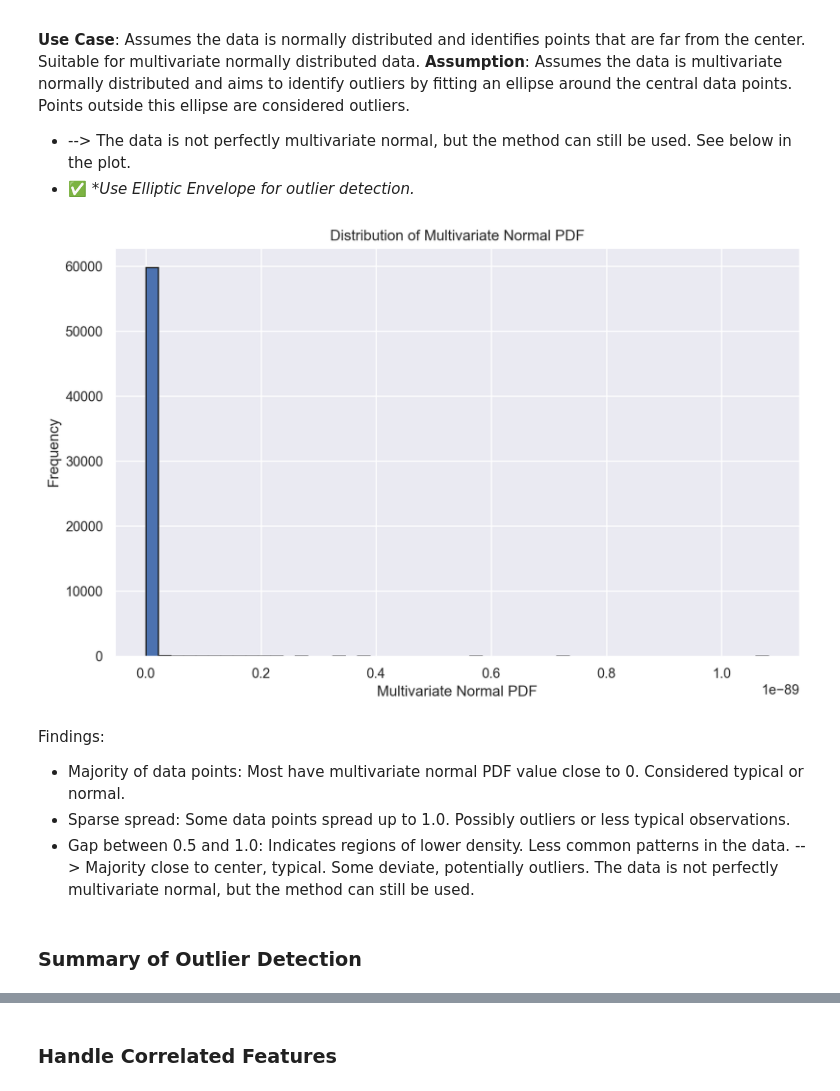
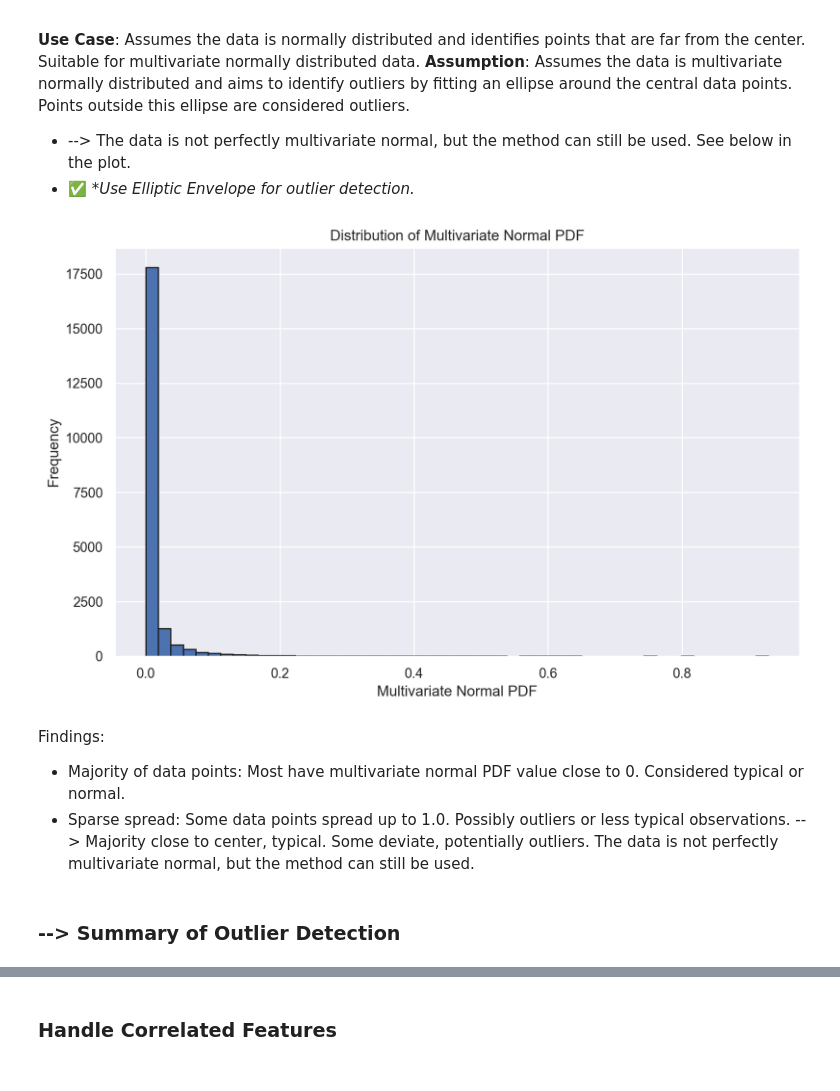
Before and after one commit to nina-prog/damage-propagation-modeling, a Jupyter notebook: notebooks/240512_nina_data_preprocessing.ipynb, the cells around one changed output, grey strips where cells are left out. Cells and saved outputs as stored; diff of their text form; code cells hidden in the pictures.

```diff
--- a/notebooks/240512_nina_data_preprocessing.ipynb
+++ b/notebooks/240512_nina_data_preprocessing.ipynb
@@ -185,5 +112,9 @@ missing_features
 train_data.drop(missing_features, axis=1, inplace=True)
 test_data.drop(missing_features, axis=1, inplace=True)
+# %%
+# impute the remaining missing values using interpolation (splines)
+train_data.interpolate(method='spline', order=3, inplace=True)
+test_data.interpolate(method='spline', order=3, inplace=True)
 # %% [markdown]
 ### Handle Single Unique Values
 # %%
@@ -433,26 +286,26 @@ Original DataFrame shape: (60004, 241), Resulting DataFrame shape: (57003, 241)
 # %%
 # check for multivariate normality
 # fit a multivariate normal distribution to the data
-mu = X_train.mean(axis=0)
-sigma = X_train.cov()
+mu = train_data.mean(axis=0)
+sigma = train_data.cov()
 mvn = multivariate_normal(mean=mu, cov=sigma, allow_singular=True)
-# calculate the PDF for the data
-X_train['mvn'] = mvn.pdf(X_train)
+# calculate the probability density function for each data point
+train_pdf = train_data.copy()
+train_pdf['mvn'] = mvn.pdf(train_data)
 # plot
 plt.figure(figsize=(10, 6))
-plt.hist(X_train['mvn'], bins=50, edgecolor='k')
+plt.hist(train_pdf['mvn'], bins=50, edgecolor='k')
 plt.xlabel('Multivariate Normal PDF')
 plt.ylabel('Frequency')
 plt.title('Distribution of Multivariate Normal PDF')
 plt.grid(True)
 plt.show()
 # %% [output]
-[figure, old version]
+[figure, new version]
 # %% [markdown]
 Findings:
 * Majority of data points: Most have multivariate normal PDF value close to 0. Considered typical or normal.
 * Sparse spread: Some data points spread up to 1.0. Possibly outliers or less typical observations.
-* Gap between 0.5 and 1.0: Indicates regions of lower density. Less common patterns in the data.
 --> Majority close to center, typical. Some deviate, potentially outliers. The data is not perfectly multivariate normal, but the method can still be used.
 # %% [markdown]
-### Summary of Outlier Detection
+### --> Summary of Outlier Detection
```
Also changed, not shown: parts of 57 cells of this notebook, 1 other file.
